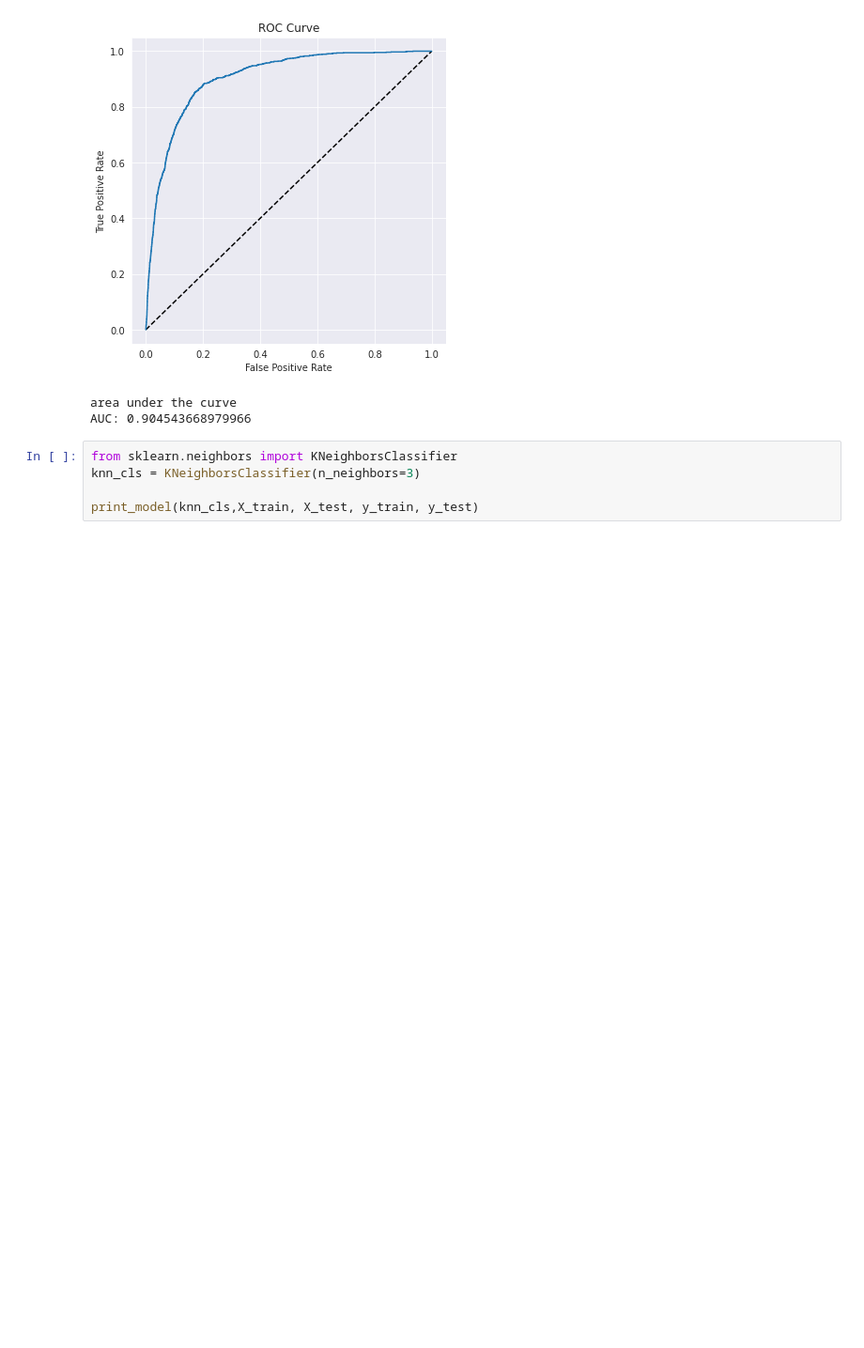
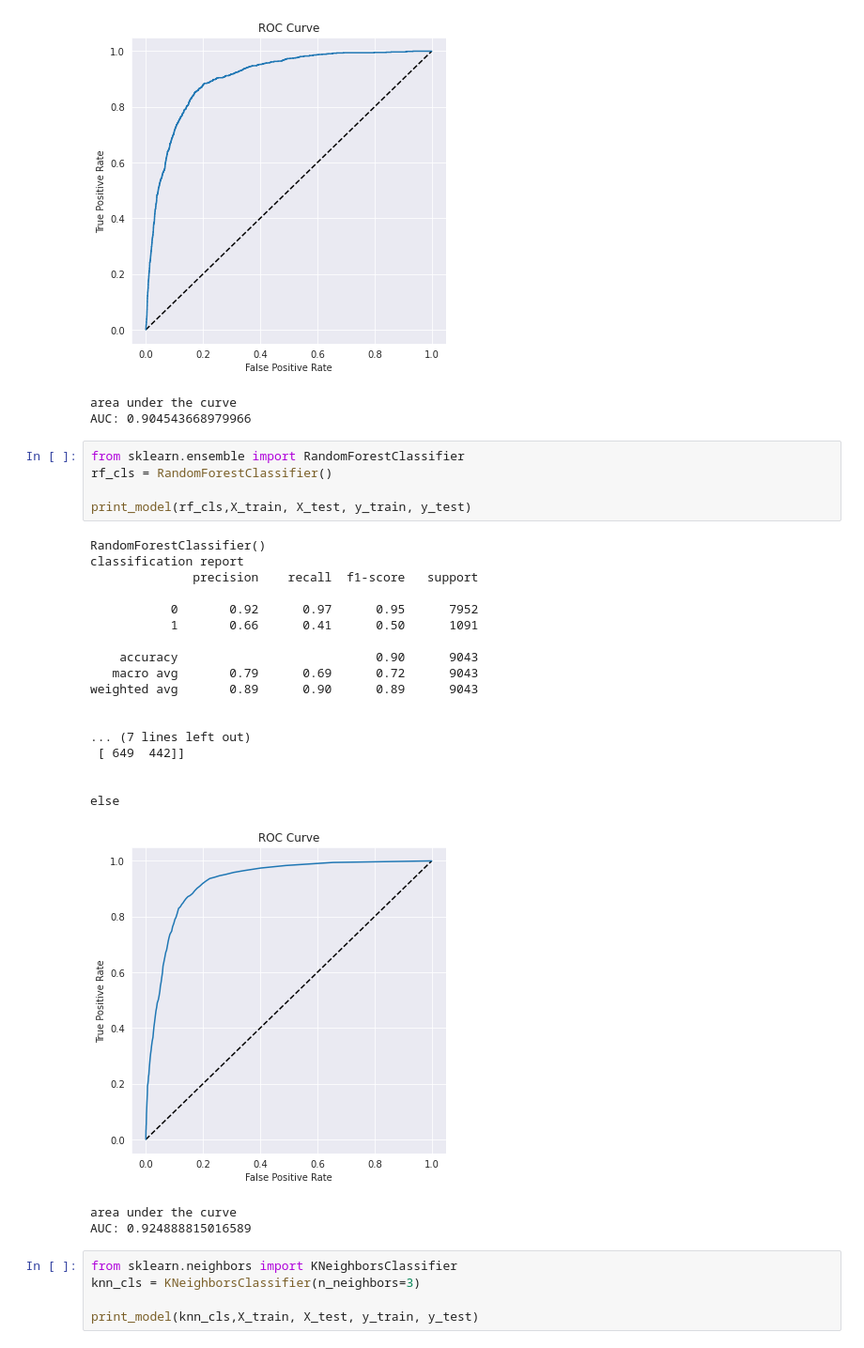
Before and after one commit to GODxFATHER/Bank-Marketing-Effectiveness-Prediction, a Jupyter notebook: Bank_Marketing_Effectiveness_Prediction_Capstone_Project.ipynb, the cells around one changed output. Shown at 94% size. Saved outputs shown, nothing was run; the diff lists cells and outputs as text; blank space fills up the shorter version.

```diff
--- a/Bank_Marketing_Effectiveness_Prediction_Capstone_Project.ipynb
+++ b/Bank_Marketing_Effectiveness_Prediction_Capstone_Project.ipynb
@@ -607,6 +609,32 @@ else
 [figure]
 area under the curve
 AUC: 0.904543668979966
+# %%
+from sklearn.ensemble import RandomForestClassifier
+rf_cls = RandomForestClassifier()
+
+print_model(rf_cls,X_train, X_test, y_train, y_test)
+# %% [output]
+RandomForestClassifier()
+classification report
+              precision    recall  f1-score   support
+
+           0       0.92      0.97      0.95      7952
+           1       0.66      0.41      0.50      1091
+
+    accuracy                           0.90      9043
+   macro avg       0.79      0.69      0.72      9043
+weighted avg       0.89      0.90      0.89      9043
+
+
+... (7 lines left out)
+ [ 649  442]]
+
+
+else
+[figure, added]
+area under the curve
+AUC: 0.924888815016589
 # %%
 from sklearn.neighbors import KNeighborsClassifier
 knn_cls = KNeighborsClassifier(n_neighbors=3)
```
Also changed, not shown: parts of 6 cells of this notebook.
